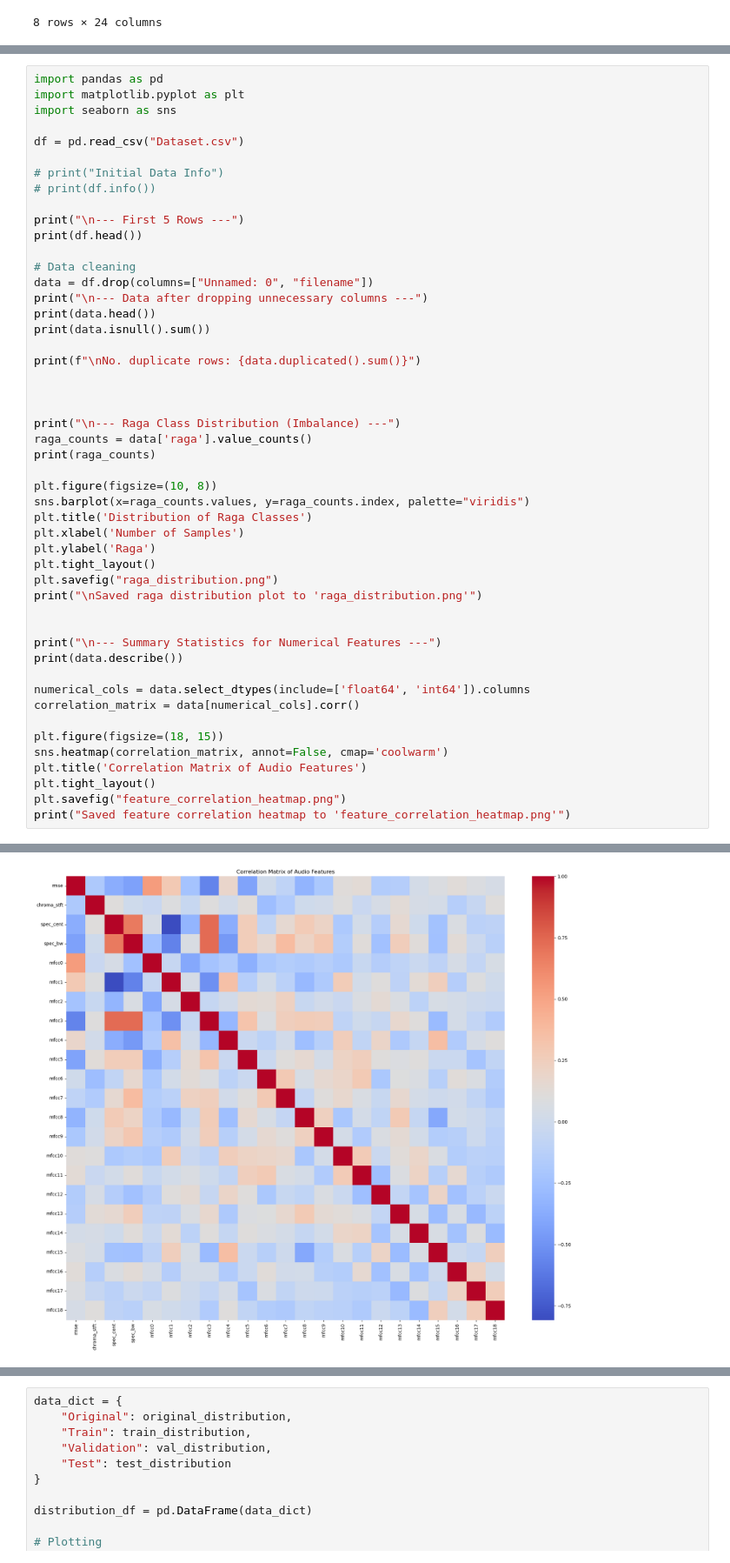
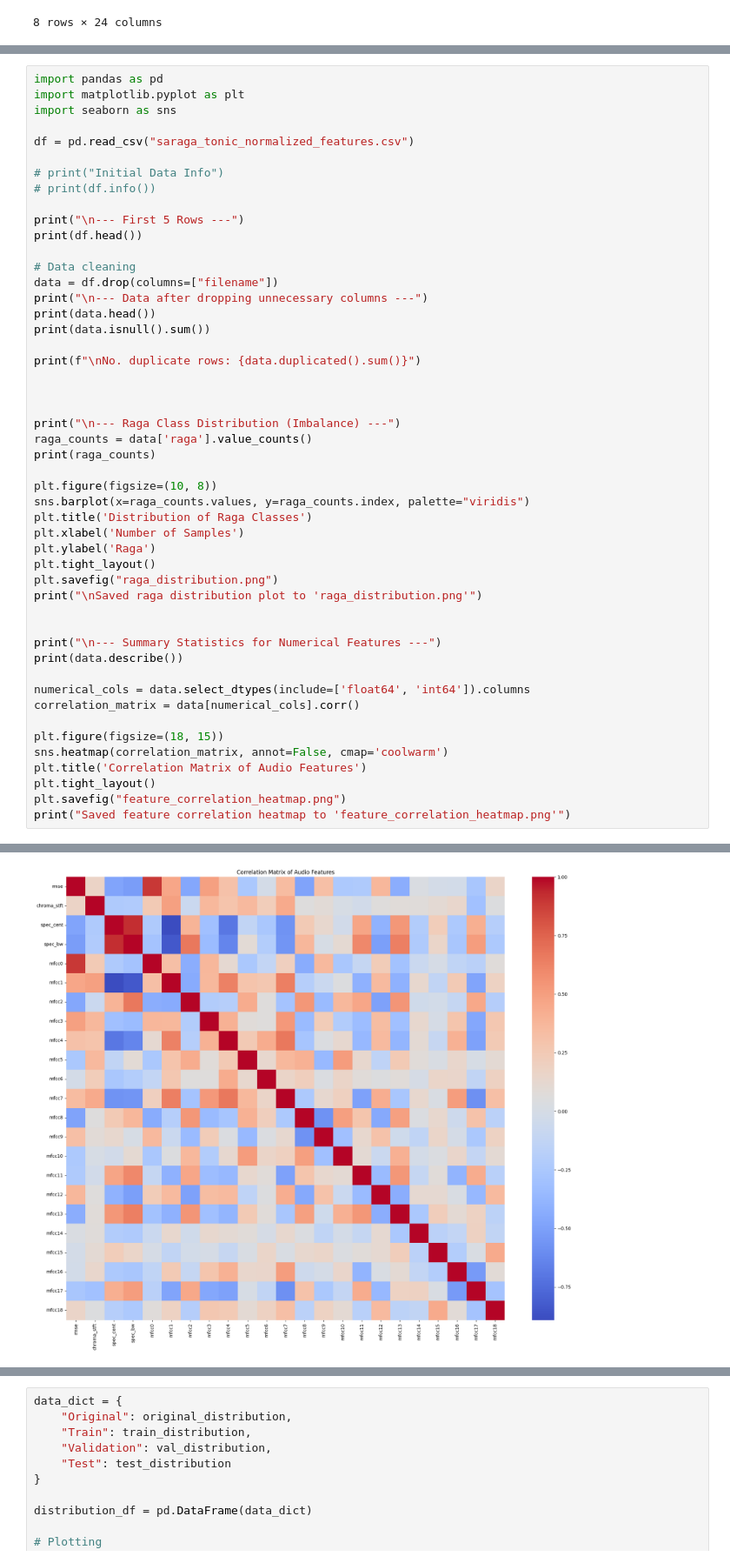
Before and after one commit to vvk-mhn/ML_Carnatic, a Jupyter notebook: ML_Project.ipynb, the cells around one changed output, grey strips where cells are left out. Shown at 87% size. Drawn from its saved outputs; the diff is of its cells as text.

Commit message:
Update dataset

```diff
--- a/ML_Project.ipynb
+++ b/ML_Project.ipynb
@@ -90,7 +86,7 @@ import pandas as pd
 import matplotlib.pyplot as plt
 import seaborn as sns
 
-df = pd.read_csv("Dataset.csv")
+df = pd.read_csv("saraga_tonic_normalized_features.csv")
 
 # print("Initial Data Info")
 # print(df.info())
@@ -99,7 +95,7 @@ print("\n--- First 5 Rows ---")
 print(df.head())
 
 # Data cleaning
-data = df.drop(columns=["Unnamed: 0", "filename"])
+data = df.drop(columns=["filename"])
 print("\n--- Data after dropping unnecessary columns ---")
 print(data.head())
 print(data.isnull().sum())
@@ -156,4 +152,4 @@ Saved feature correlation heatmap to 'feature_correlation_heatmap.png'
-[figure, old version]
+[figure, new version]
 # %%
 from sklearn.model_selection import train_test_split, StratifiedKFold
 from sklearn.preprocessing import StandardScaler, LabelEncoder
```
Also changed, not shown: parts of 6 cells of this notebook, 1 other file.
